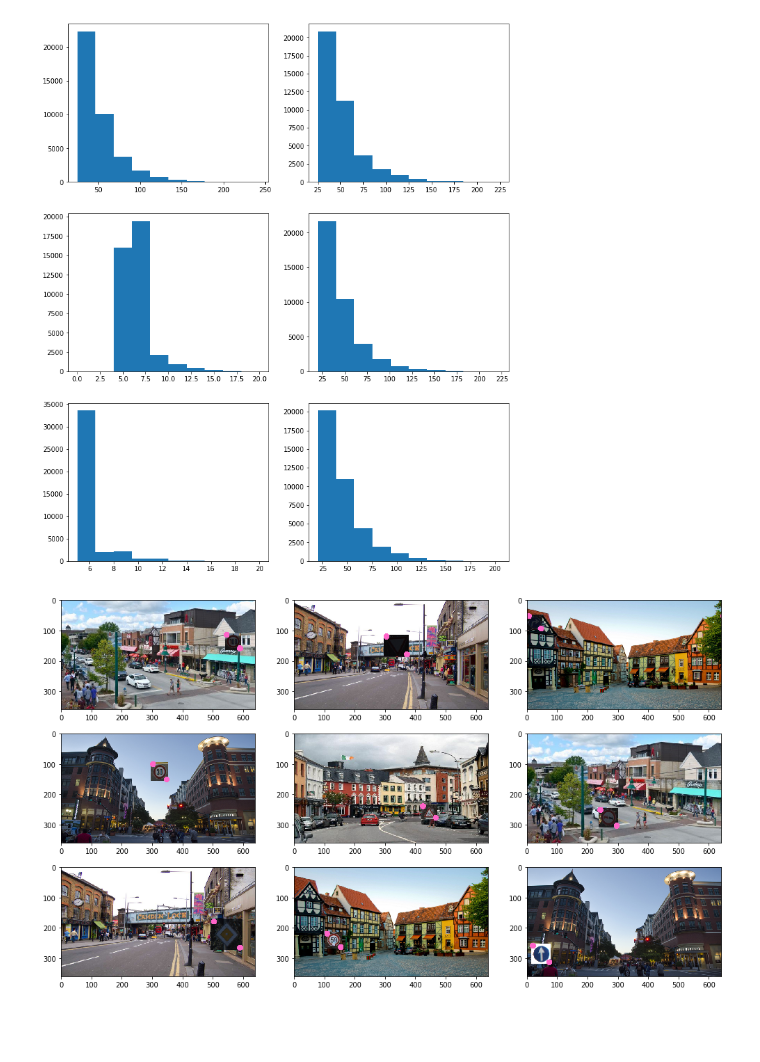
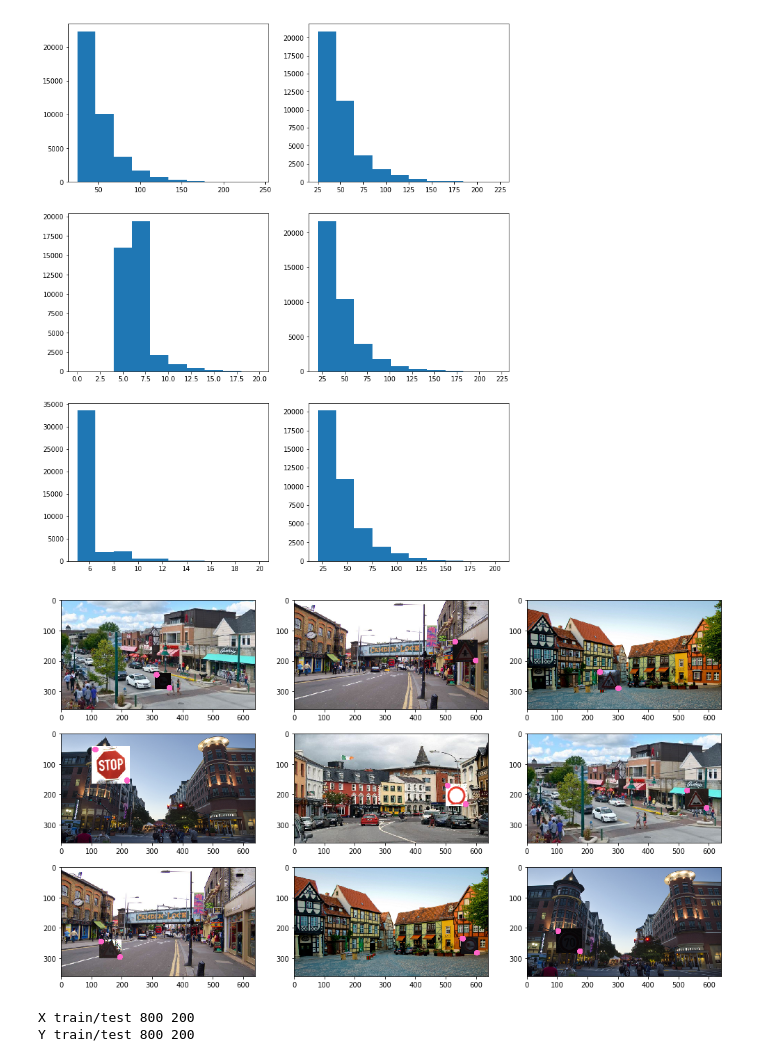
Before and after one commit to tempflip/Traffic_Sign_Classifier_Workshop, a Jupyter notebook: sign_limits.ipynb, the cells around one changed output. Cells and saved outputs as stored; diff of their text form; code cells hidden in the pictures; blank space fills up the shorter version.

```diff
--- a/sign_limits.ipynb
+++ b/sign_limits.ipynb
@@ -87,17 +87,20 @@ Name: 0, dtype: object
  <a list of 10 Patch objects>)
 [figure]
 # %%
+## generating the training dataset
 import random
 from math import *
 # generating the traffic sign on backgound dataset
 df_selected = df[df['Width'] > 50]
 df_selected = df_selected.sample(frac=1)
 
-n = 100
+n = 1000
 
-b_img_list = []
-y1_list, y2_list, x1_list, x2_list =[], [], [], []
-
+# X - list of the train images
+X_list = []
+#y1_list, y2_list, x1_list, x2_list =[], [], [], []
+# x1, y1, x2, y2 ... list of the sign coords
+Y_list = []
 
 for i in range(n):
     sign_img = misc.imread(df_selected.iloc[i]['Path'] + df_selected.iloc[i]['Filename'])
@@ -107,38 +110,62 @@ for i in range(n):
     pos_y1, pos_x1 = random.randint(0, BACKGROUND_Y - sign_y -1 ), random.randint(0, BACKGROUND_X - sign_x - 1)
 
     pos_y2 = pos_y1 + sign_y
-    pos_x2 = pos_x1 + sign_x;
+    pos_x2 = pos_x1 + sign_x
 
-    y1_list.append(pos_y1 + df_selected.iloc[i]['Roi.Y1'])
-    y2_list.append(pos_y2 - (sign_y - df_selected.iloc[i]['Roi.Y2']))
-    x1_list.append(pos_x1 + df_selected.iloc[i]['Roi.X1'])
-    x2_list.append(pos_x2 - (sign_x - df_selected.iloc[i]['Roi.X2']))
+    Y_list.append([pos_y1 + df_selected.iloc[i]['Roi.Y1'],
+                  pos_x1 + df_selected.iloc[i]['Roi.X1'],
+                  pos_y2 - (sign_y - df_selected.iloc[i]['Roi.Y2']),
+                  pos_x2 - (sign_x - df_selected.iloc[i]['Roi.X2'])]
+                 )
+
+
+    #y1_list.append(pos_y1 + df_selected.iloc[i]['Roi.Y1'])
+    #y2_list.append(pos_y2 - (sign_y - df_selected.iloc[i]['Roi.Y2']))
+    #x1_list.append(pos_x1 + df_selected.iloc[i]['Roi.X1'])
+    #x2_list.append(pos_x2 - (sign_x - df_selected.iloc[i]['Roi.X2']))
 
     generated = background
     generated[pos_y1 : pos_y2, pos_x1 : pos_x2, 0:3] = sign_img
-    b_img_list.append(generated)
+    X_list.append(generated)
+
+X_list = np.array(X_list)
+Y_list = np.array(Y_list)
 # %%
 from skimage import draw
 plt.figure(figsize=(17,10))
 n = 3
 m = 3
 for j in range(n):
     for k in range(n):
         i = j * m + k
         plt.subplot(n, m, i+1)
-        img = b_img_list[i]
+        img = X_list[i]
 
-        rr, cc = draw.circle(y1_list[i], x1_list[i], 10)
+        rr, cc = draw.circle(Y_list[i][0], Y_list[i][1], 10)
         img[:,:,0][rr,cc] = 255
         img[:,:,1][rr,cc] = 100
         img[:,:,2][rr,cc] = 200
 
-        rr, cc = draw.circle(y2_list[i], x2_list[i], 10)
+        rr, cc = draw.circle(Y_list[i][2], Y_list[i][3], 10)
         img[:,:,0][rr,cc] = 255
         img[:,:,1][rr,cc] = 100
         img[:,:,2][rr,cc] = 200
 
 
         plt.imshow(img)
 # %% [output]
-[figure, old version]
+[figure, new version]
+# %%
+TEST_PROP = 0.2
+
+X_train = X_list[0:int(len(X_list) * (1-TEST_PROP))]
+X_test = X_list[int(len(X_list) * (1-TEST_PROP)):]
+
+Y_train = Y_list[0:int(len(X_list) * (1-TEST_PROP))]
+Y_test = Y_list[int(len(X_list) * (1-TEST_PROP)):]
+
+print ('X train/test', len(X_train), len(X_test))
+print ('Y train/test', len(Y_train), len(Y_test))
+# %% [output]
+X train/test 800 200
+Y train/test 800 200
```
Also changed, not shown: parts of 3 cells of this notebook.
